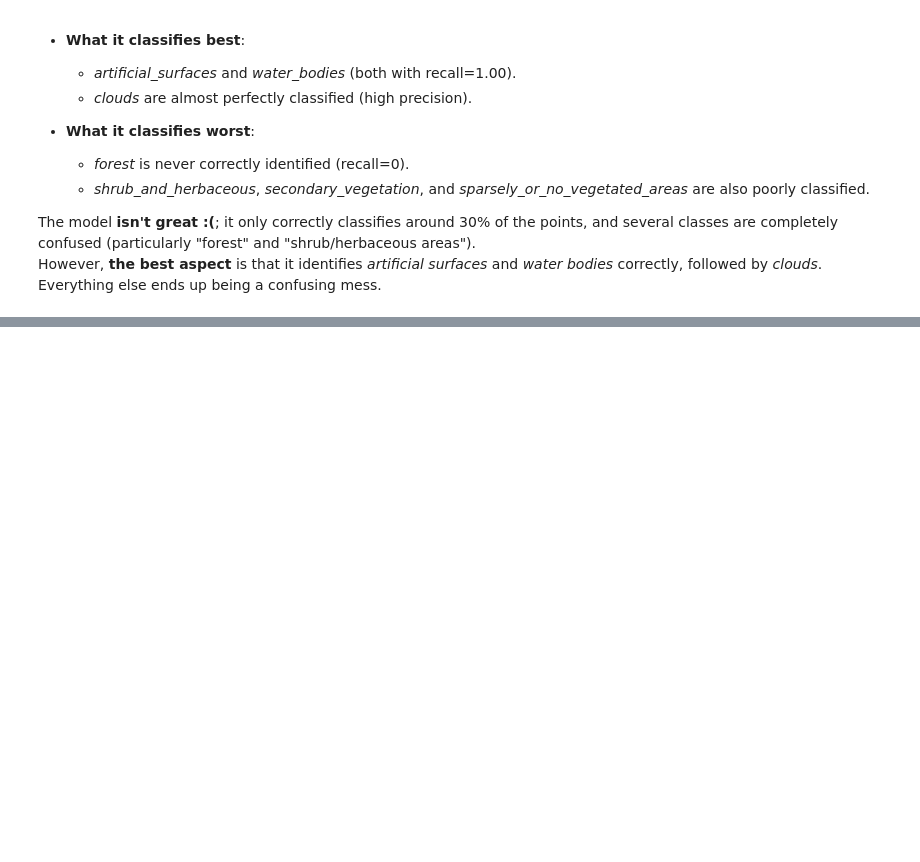
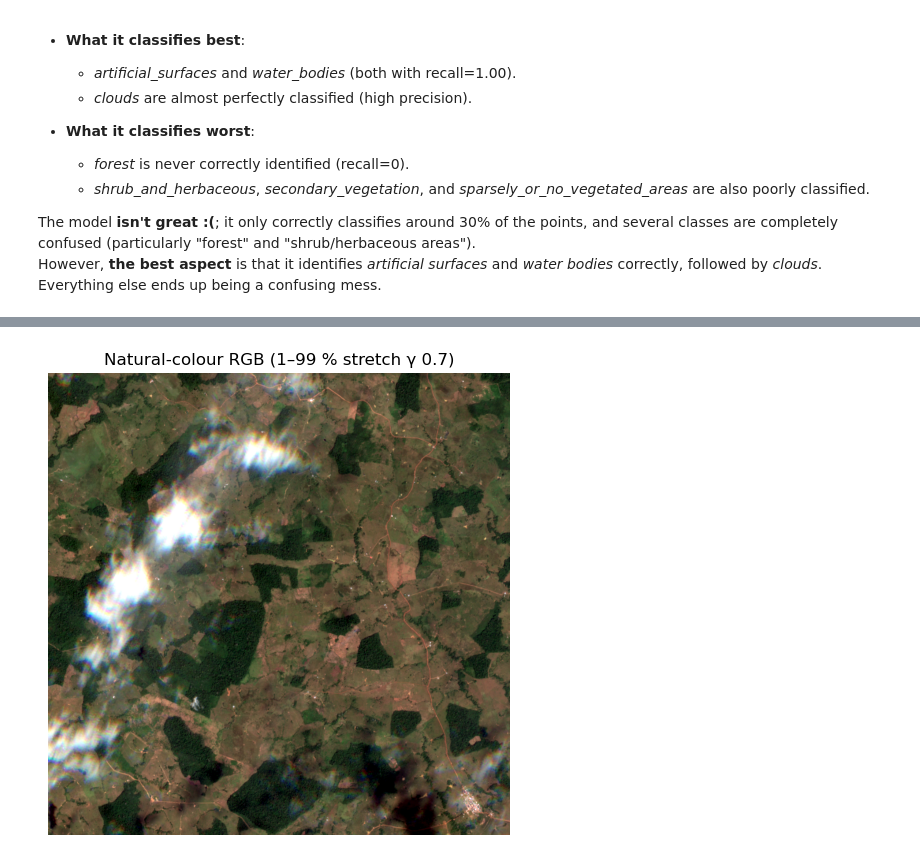
Before and after one commit to pcardonav/workshop3-image-classification, a Jupyter notebook: workshop3_paula_cardona.ipynb, the cells around one changed output, grey strips where cells are left out. Drawn from its saved outputs; the diff is of its cells as text; code cells hidden in the pictures; blank space fills up the shorter version.

```diff
--- a/workshop3_paula_cardona.ipynb
+++ b/workshop3_paula_cardona.ipynb
@@ -1342,0 +1429,24 @@ However, **the best aspect** is that it identifies _artificial surfaces_ and _wa
+# %%
+#· RGB preview (bands 4-3-2 )
+with rio.open(subset_path) as src:
+    img = src.read()
+
+bands_rgb = (3, 2, 1)                            # R-G-B (1-based)
+gamma     = 0.7                                 # contrast tweak
+
+channels = []
+for b in bands_rgb:
+    band = img[b-1].astype(float)
+    lo, hi = np.percentile(band, (1, 99))
+    band = np.clip((band - lo) / (hi - lo), 0, 1)
+    channels.append(band)
+
+rgb = np.dstack(channels) ** gamma
+
+plt.figure(figsize=(6, 6))
+plt.imshow(rgb)
+plt.title("Natural-colour RGB (1–99 % stretch γ 0.7)")
+plt.axis("off")
+plt.show()
+# %% [output]
+[figure, added]
```
Also changed, not shown: parts of 24 cells of this notebook.
